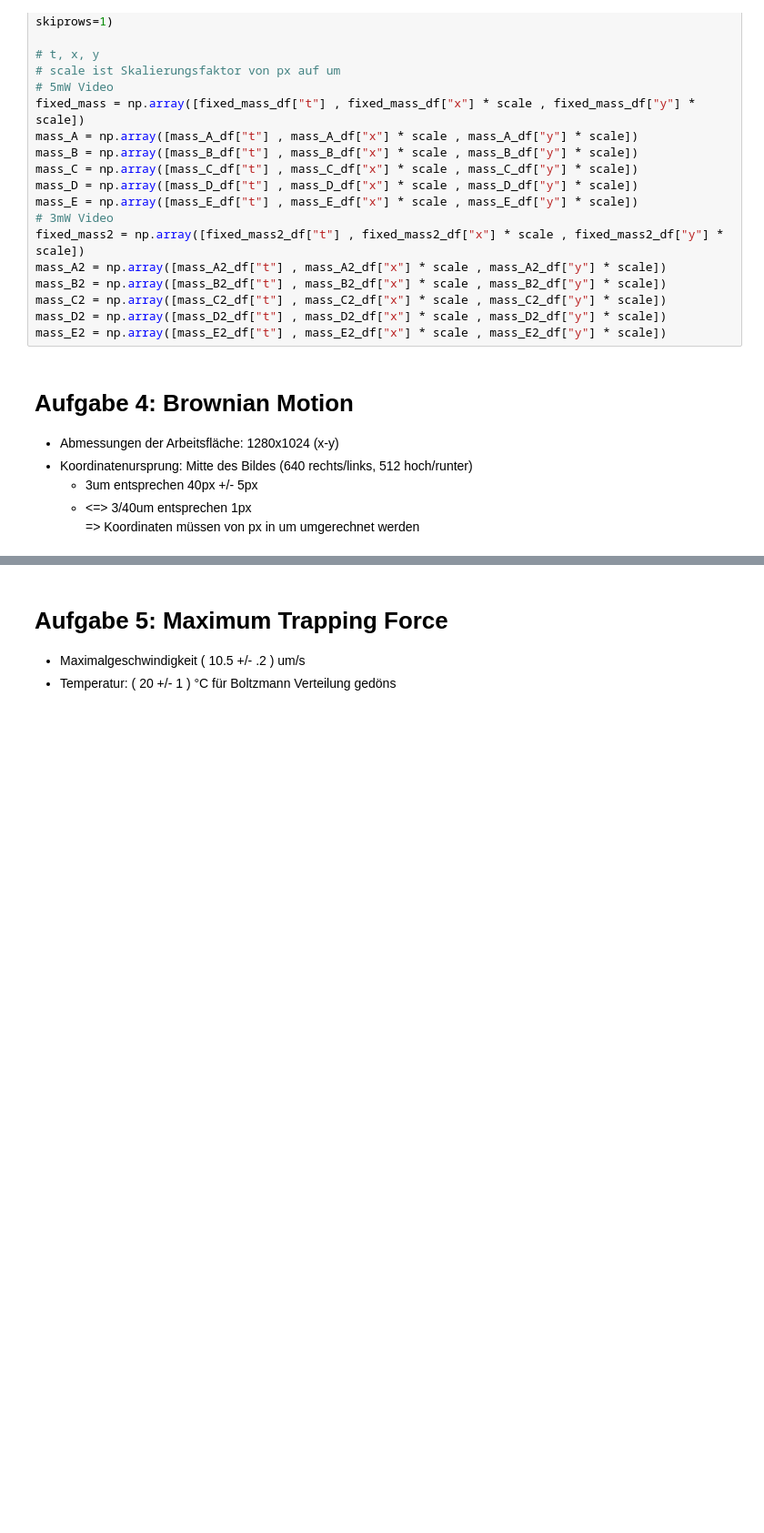
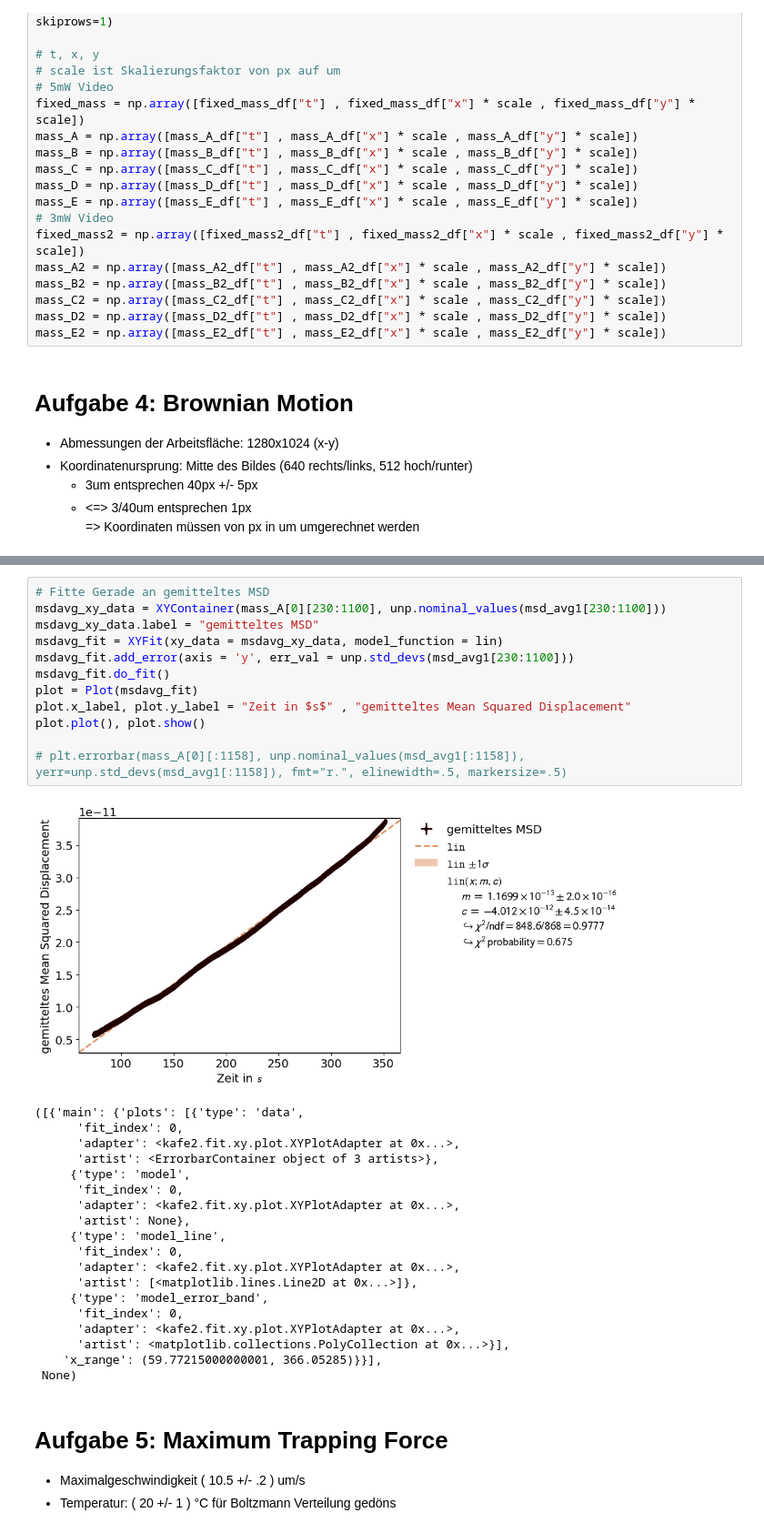
Before and after one commit to MRNock04/P3, a Jupyter notebook: Optische Pinzette/Auswertung.ipynb, the cells around one changed output, grey strips where cells are left out. Shown: that part at 91% size. Drawn from its saved outputs; the diff is of its cells as text; blank space fills up the shorter version.

```diff
--- a/Optische Pinzette/Auswertung.ipynb
+++ b/Optische Pinzette/Auswertung.ipynb
@@ -103,3 +159,35 @@ for i in range(np.size(msd_fixed)): msd_fixed_avg[i] = np.sum(msd_fixed[:i-1])
+# %%
+# Fitte Gerade an gemitteltes MSD
+msdavg_xy_data = XYContainer(mass_A[0][230:1100], unp.nominal_values(msd_avg1[230:1100]))
+msdavg_xy_data.label = "gemitteltes MSD"
+msdavg_fit = XYFit(xy_data = msdavg_xy_data, model_function = lin)
+msdavg_fit.add_error(axis = 'y', err_val = unp.std_devs(msd_avg1[230:1100]))
+msdavg_fit.do_fit()
+plot = Plot(msdavg_fit)
+plot.x_label, plot.y_label = "Zeit in $s$" , "gemitteltes Mean Squared Displacement"
+plot.plot(), plot.show()
+
+# plt.errorbar(mass_A[0][:1158], unp.nominal_values(msd_avg1[:1158]), yerr=unp.std_devs(msd_avg1[:1158]), fmt="r.", elinewidth=.5, markersize=.5)
+# %% [output]
+[figure, added]
+([{'main': {'plots': [{'type': 'data',
+      'fit_index': 0,
+      'adapter': <kafe2.fit.xy.plot.XYPlotAdapter at 0x...>,
+      'artist': <ErrorbarContainer object of 3 artists>},
+     {'type': 'model',
+      'fit_index': 0,
+      'adapter': <kafe2.fit.xy.plot.XYPlotAdapter at 0x...>,
+      'artist': None},
+     {'type': 'model_line',
+      'fit_index': 0,
+      'adapter': <kafe2.fit.xy.plot.XYPlotAdapter at 0x...>,
+      'artist': [<matplotlib.lines.Line2D at 0x...>]},
+     {'type': 'model_error_band',
+      'fit_index': 0,
+      'adapter': <kafe2.fit.xy.plot.XYPlotAdapter at 0x...>,
+      'artist': <matplotlib.collections.PolyCollection at 0x...>}],
+    'x_range': (59.77215000000001, 366.05285)}}],
+ None)
 # %% [markdown]
 # Aufgabe 5: Maximum Trapping Force
 - Maximalgeschwindigkeit ( 10.5 +/- .2 ) um/s
```
Also changed, not shown: parts of 2 cells of this notebook.
